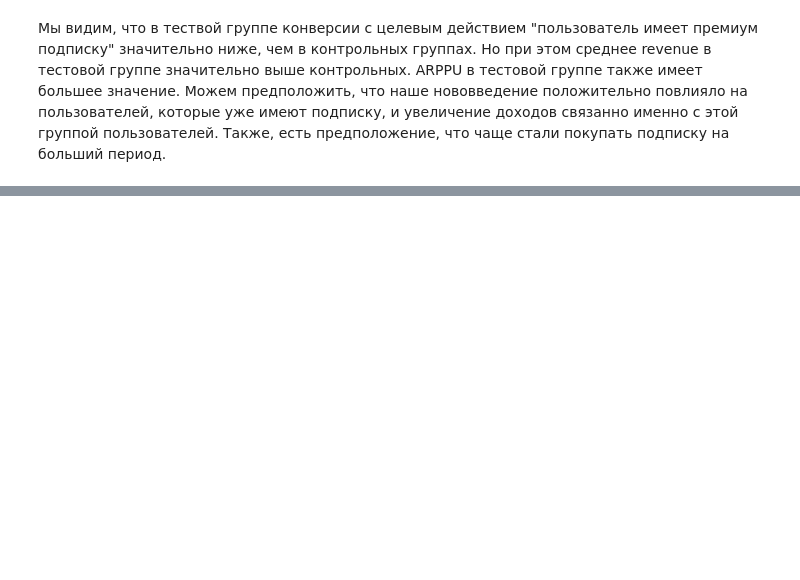
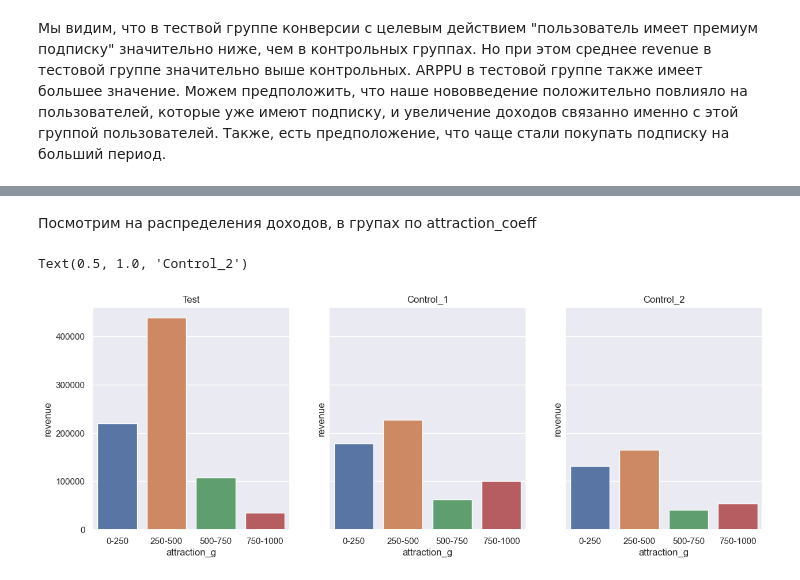
Before and after one commit to Ed-Tari/AB_test_project_2, a Jupyter notebook: pet_2.ipynb, the cells around one changed output, grey strips where cells are left out. Saved outputs shown, nothing was run; the diff lists cells and outputs as text; code cells hidden in the pictures; blank space fills up the shorter version.

```diff
--- a/pet_2.ipynb
+++ b/pet_2.ipynb
@@ -709,0 +426,4 @@ users_test
+# %%
+# Разобьем на возрастные группы
+cut_bins = [0,20,30,40,np.inf]
+cut_labels = ['0-20','20-30','30-40','40-inf']
@@ -709,0 +504,29 @@ users_test
+# %% [markdown]
+Посмотрим на распределения доходов, в групах по attraction_coeff
+# %%
+cut_bins = [0,250,500,750,np.inf]
+cut_labels = ['0-250','250-500','500-750','750-1000']
+merge_data['attraction_g'] = pd.cut(merge_data['attraction_coeff'],bins=cut_bins, labels=cut_labels)
+merge_data_1['attraction_g'] = pd.cut(merge_data_1['attraction_coeff'],bins=cut_bins, labels=cut_labels)
+merge_data_2['attraction_g'] = pd.cut(merge_data_2['attraction_coeff'],bins=cut_bins, labels=cut_labels)
+ax_test = merge_data.query('product_type =="premium_no_trial"').groupby('attraction_g',as_index=False).agg({'revenue':'sum'})
+ax_1 = merge_data_1.query('product_type =="premium_no_trial"').sample(len(merge_data.query('product_type =="premium_no_trial"')),random_state=34).groupby('attraction_g',as_index=False).agg({'revenue':'sum'})
+ax_2 = merge_data_2.query('product_type =="premium_no_trial"').sample(len(merge_data.query('product_type =="premium_no_trial"')),random_state=34).groupby('attraction_g',as_index=False).agg({'revenue':'sum'})
+# %%
+fig, axes = plt.subplots(1, 3, figsize=(15, 5), sharey=True)
+fig.suptitle('')
+
+# Bulbasaur
+sns.barplot(ax=axes[0], x=ax_test.attraction_g, y=ax_test.revenue)
+axes[0].set_title('Test')
+
+# Charmander
+sns.barplot(ax=axes[1], x= ax_1.attraction_g, y= ax_1.revenue)
+axes[1].set_title('Control_1')
+
+# Squirtle
+sns.barplot(ax=axes[2], x= ax_2.attraction_g, y= ax_2.revenue)
+axes[2].set_title('Control_2')
+# %% [output]
+Text(0.5, 1.0, 'Control_2')
+[figure, added]
```
Also changed, not shown: parts of 55 cells of this notebook.
